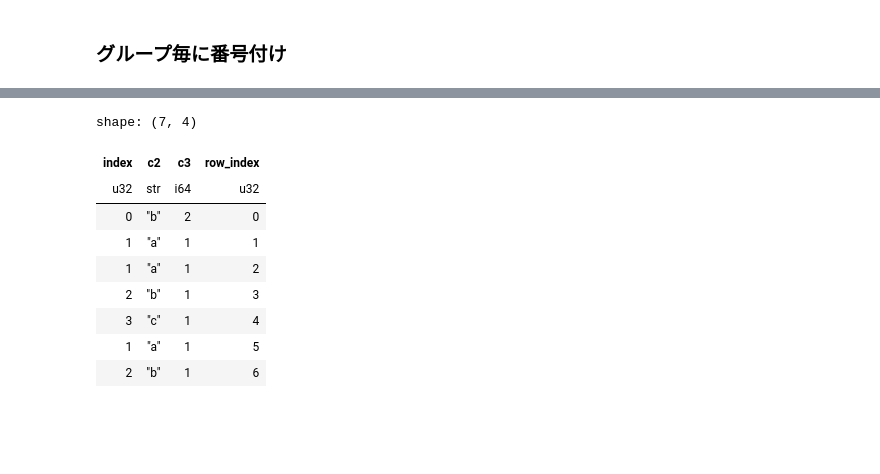
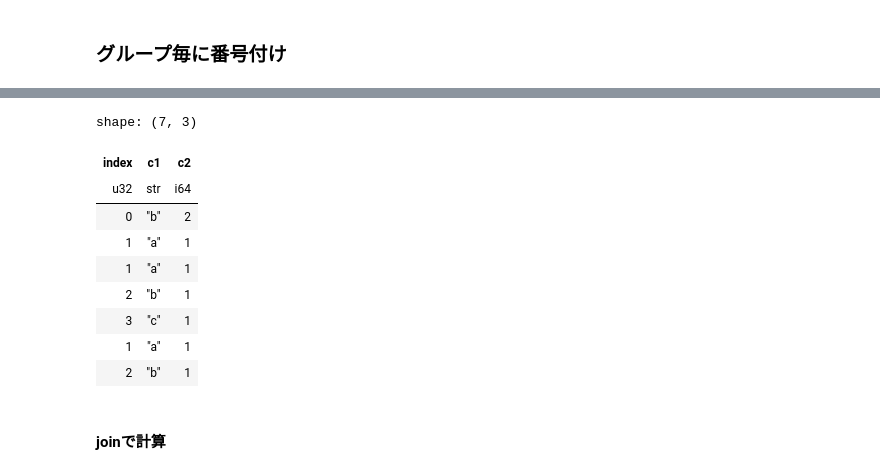
Before and after one commit to ruoyu0088/polars_guide, a Jupyter notebook: polars_guide/030_polars_group.ipynb, the cells around one changed output, grey strips where cells are left out. Cells and saved outputs as stored; diff of their text form; code cells hidden in the pictures; blank space fills up the shorter version.

```diff
--- a/polars_guide/030_polars_group.ipynb
+++ b/polars_guide/030_polars_group.ipynb
@@ -340,8 +340,7 @@ c2列とc3列の値に番号を付けます。番号は0からスタート、新
 # %%
 df = pl.DataFrame(
     {
-        "c1": ["a", "a", "a", "a", "a", "d", "d"],
-        "c2": ["b", "a", "a", "b", "c", "a", "b"],
-        "c3": [2, 1, 1, 1, 1, 1, 1],
+        "c1": ["b", "a", "a", "b", "c", "a", "b"],
+        "c2": [2, 1, 1, 1, 1, 1, 1],
     }
 )
@@ -348,24 +367,27 @@ df = pl.DataFrame(
 # %%
 (
     df
-    .group_by("c2", "c3", maintain_order=True)
+    .group_by("c1", "c2", maintain_order=True)
     .agg(
-        pl.col("c2")
+        pl.col("c1")
         .agg_groups()
         .alias("row_index")
     )
     .with_row_index()
     .explode("row_index")
     .sort(by="row_index")
+    .drop('row_index')
 )
 # %% [output]
-shape: (7, 4)
+shape: (7, 3)
-| index | c2 | c3 | row_index |
-| u32 | str | i64 | u32 |
-| 0 | "b" | 2 | 0 |
-| 1 | "a" | 1 | 1 |
-| 1 | "a" | 1 | 2 |
-| 2 | "b" | 1 | 3 |
-| 3 | "c" | 1 | 4 |
-| 1 | "a" | 1 | 5 |
-| 2 | "b" | 1 | 6 |
+| index | c1 | c2 |
+| u32 | str | i64 |
+| 0 | "b" | 2 |
+| 1 | "a" | 1 |
+| 1 | "a" | 1 |
+| 2 | "b" | 1 |
+| 3 | "c" | 1 |
+| 1 | "a" | 1 |
+| 2 | "b" | 1 |
+# %% [markdown]
+#### joinで計算
```
Also changed, not shown: parts of 14 cells of this notebook, 18 other files.
